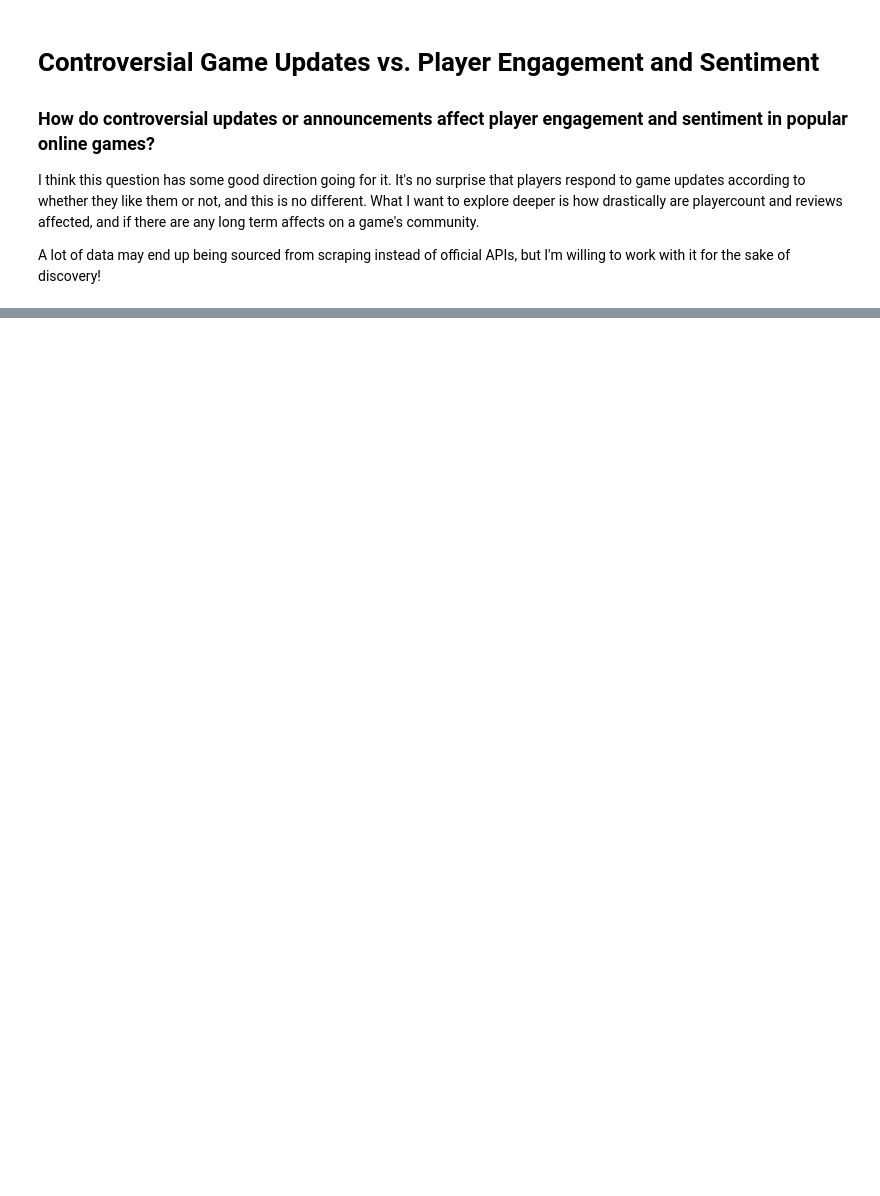
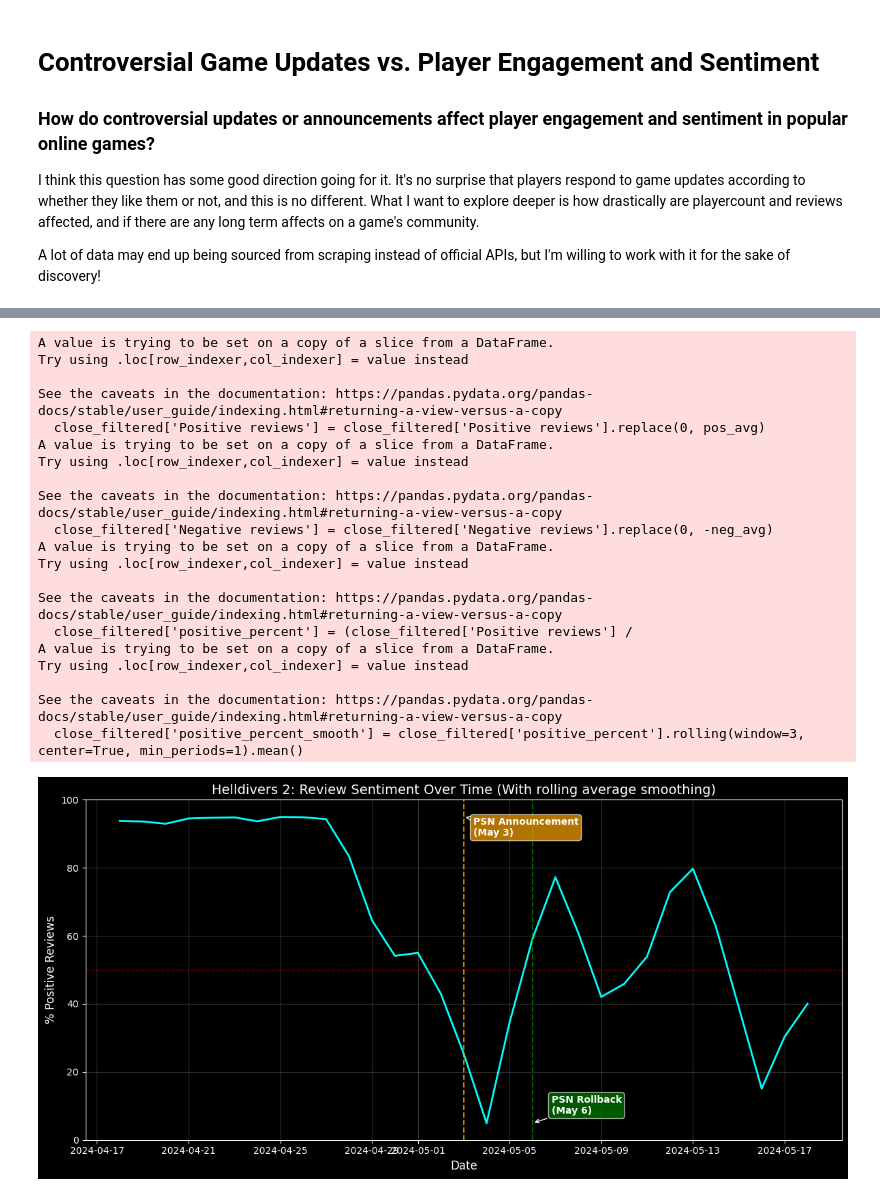
Before and after one commit to KyrellosIbrahim/GameUpdatesVsPlayerSentiment, a Jupyter notebook: notebook.ipynb, the cells around one changed output, grey strips where cells are left out. Drawn from its saved outputs; the diff is of its cells as text; code cells hidden in the pictures; blank space fills up the shorter version.

```diff
--- a/notebook.ipynb
+++ b/notebook.ipynb
@@ -14,0 +136,77 @@ import time
+# %%
+# Plot
+plt.style.use("dark_background")
+fig, ax = plt.subplots(figsize=(12, 6))
+# closer look
+close_start = pd.Timestamp("2024-04-18")
+close_end = pd.Timestamp("2024-05-18")
+close_filtered = reviews_df.loc[close_start:close_end]
+pos_avg = close_filtered['Positive reviews'].mean()
+neg_avg = close_filtered['Negative reviews'].abs().mean()
+
+# Replace zeros with the averages
+close_filtered['Positive reviews'] = close_filtered['Positive reviews'].replace(0, pos_avg)
+close_filtered['Negative reviews'] = close_filtered['Negative reviews'].replace(0, -neg_avg)
+# Calculate percentage
+close_filtered['positive_percent'] = (close_filtered['Positive reviews'] /
+                                     (close_filtered['Positive reviews'] +
+                                      close_filtered['Negative reviews'].abs()) * 100)
+# replace zeros with 50%
+#close_filtered['positive_percent'] = close_filtered['positive_percent'].replace(0, 50.0)
+# Apply rolling average to smooth the line
+close_filtered['positive_percent_smooth'] = close_filtered['positive_percent'].rolling(window=3, center=True, min_periods=1).mean()
+
+# Plot the smoothed version
+ax.plot(close_filtered.index, close_filtered['positive_percent_smooth'], linewidth=2, color='cyan')
+ax.axhline(y=50, color='red', linestyle='--', linewidth=1, alpha=0.5)
+
+psn_announce = pd.Timestamp("2024-05-03")
+psn_rollback = pd.Timestamp("2024-05-06")
+
+ax.axvline(x=psn_announce, color='orange', linestyle='--', alpha=0.8, linewidth=1.5)
+ax.axvline(x=psn_rollback, color='green', linestyle='--', alpha=0.8, linewidth=1.5)
+
+ax.annotate('PSN Announcement\n(May 3)',
+            xy=(psn_announce, close_filtered['positive_percent_smooth'].max()),
+            xytext=(10, -20), textcoords='offset points',
+            bbox=dict(boxstyle='round,pad=0.3', facecolor='orange', alpha=0.7),
+            arrowprops=dict(arrowstyle='->', color='white'),
+            color='white', fontweight='bold')
+
+ax.annotate('PSN Rollback\n(May 6)',
+            xy=(psn_rollback, close_filtered['positive_percent_smooth'].min()),
+            xytext=(20, 10), textcoords='offset points',
+            bbox=dict(boxstyle='round,pad=0.3', facecolor='green', alpha=0.7),
+            arrowprops=dict(arrowstyle='->', color='white'),
+            color='white', fontweight='bold')
+
+ax.set_ylabel('% Positive Reviews', fontsize=12)
+ax.set_xlabel('Date', fontsize=12)
+ax.set_title('Helldivers 2: Review Sentiment Over Time (With rolling average smoothing)', fontsize=14)
+ax.set_ylim(0, 100)
+ax.grid(True, alpha=0.2)
+
+plt.tight_layout()
+plt.show()
+# %% [output]
+A value is trying to be set on a copy of a slice from a DataFrame.
+Try using .loc[row_indexer,col_indexer] = value instead
+
+See the caveats in the documentation: https://pandas.pydata.org/pandas-docs/stable/user_guide/indexing.html#returning-a-view-versus-a-copy
+  close_filtered['Positive reviews'] = close_filtered['Positive reviews'].replace(0, pos_avg)
+A value is trying to be set on a copy of a slice from a DataFrame.
+Try using .loc[row_indexer,col_indexer] = value instead
+
+See the caveats in the documentation: https://pandas.pydata.org/pandas-docs/stable/user_guide/indexing.html#returning-a-view-versus-a-copy
+  close_filtered['Negative reviews'] = close_filtered['Negative reviews'].replace(0, -neg_avg)
+A value is trying to be set on a copy of a slice from a DataFrame.
+Try using .loc[row_indexer,col_indexer] = value instead
+
+See the caveats in the documentation: https://pandas.pydata.org/pandas-docs/stable/user_guide/indexing.html#returning-a-view-versus-a-copy
+  close_filtered['positive_percent'] = (close_filtered['Positive reviews'] /
+A value is trying to be set on a copy of a slice from a DataFrame.
+Try using .loc[row_indexer,col_indexer] = value instead
+
+See the caveats in the documentation: https://pandas.pydata.org/pandas-docs/stable/user_guide/indexing.html#returning-a-view-versus-a-copy
+  close_filtered['positive_percent_smooth'] = close_filtered['positive_percent'].rolling(window=3, center=True, min_periods=1).mean()
+[figure, added]
```
Also changed, not shown: parts of 14 cells of this notebook, 1 other file.
